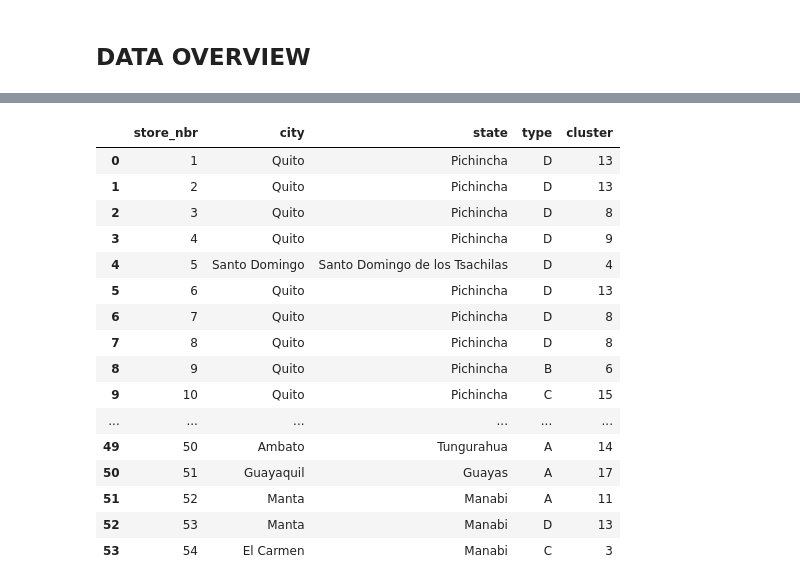
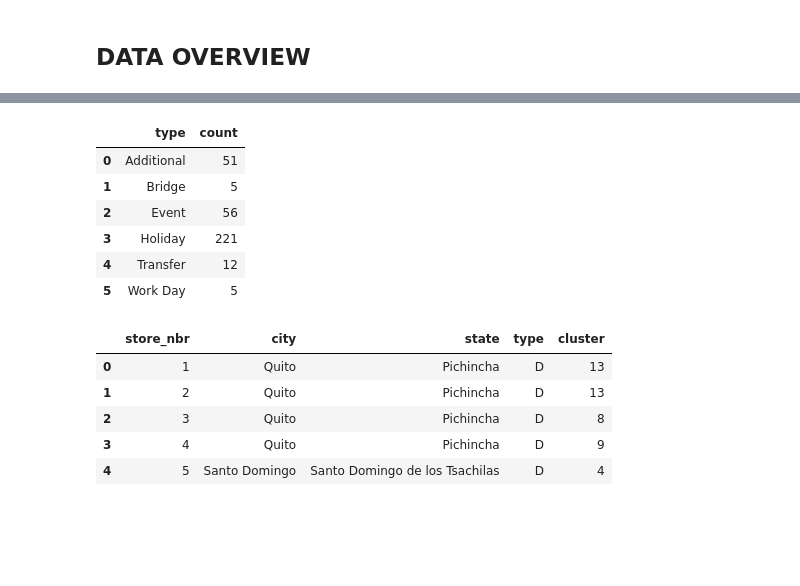
Before and after one commit to codedzifa/Regression-Project, a Jupyter notebook: Regression.ipynb, the cells around one changed output, grey strips where cells are left out. Cells and saved outputs as stored; diff of their text form; code cells hidden in the pictures; blank space fills up the shorter version.

```diff
--- a/Regression.ipynb
+++ b/Regression.ipynb
@@ -95,0 +251,13 @@ holidays
+# %%
+##Let's use a bubble plot to visualize the most prominent
+##We are trying to group the holidays based on count. And we are creating a column known as count.
+type_counts = df_holi.groupby('type').size().reset_index(name="count")
+type_counts
+# %% [output]
+|  | type | count |
+| 0 | Additional | 51 |
+| 1 | Bridge | 5 |
+| 2 | Event | 56 |
+| 3 | Holiday | 221 |
+| 4 | Transfer | 12 |
+| 5 | Work Day | 5 |
@@ -96,21 +270,10 @@ holidays
 # %%
-stores
+stores.head()
 # %% [output]
 |  | store_nbr | city | state | type | cluster |
 | 0 | 1 | Quito | Pichincha | D | 13 |
 | 1 | 2 | Quito | Pichincha | D | 13 |
 | 2 | 3 | Quito | Pichincha | D | 8 |
 | 3 | 4 | Quito | Pichincha | D | 9 |
 | 4 | 5 | Santo Domingo | Santo Domingo de los Tsachilas | D | 4 |
-| 5 | 6 | Quito | Pichincha | D | 13 |
-| 6 | 7 | Quito | Pichincha | D | 8 |
-| 7 | 8 | Quito | Pichincha | D | 8 |
-| 8 | 9 | Quito | Pichincha | B | 6 |
-| 9 | 10 | Quito | Pichincha | C | 15 |
-| ... | ... | ... | ... | ... | ... |
-| 49 | 50 | Ambato | Tungurahua | A | 14 |
-| 50 | 51 | Guayaquil | Guayas | A | 17 |
-| 51 | 52 | Manta | Manabi | A | 11 |
-| 52 | 53 | Manta | Manabi | D | 13 |
-| 53 | 54 | El Carmen | Manabi | C | 3 |
 # %%
```
Also changed, not shown: parts of 35 cells of this notebook.
